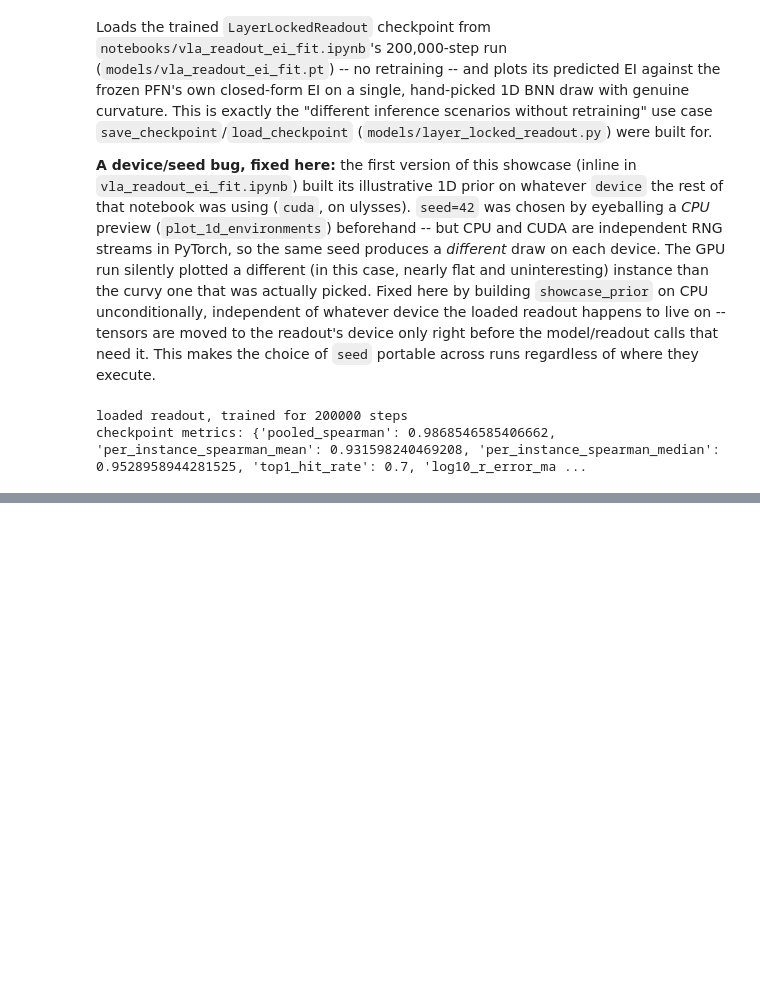
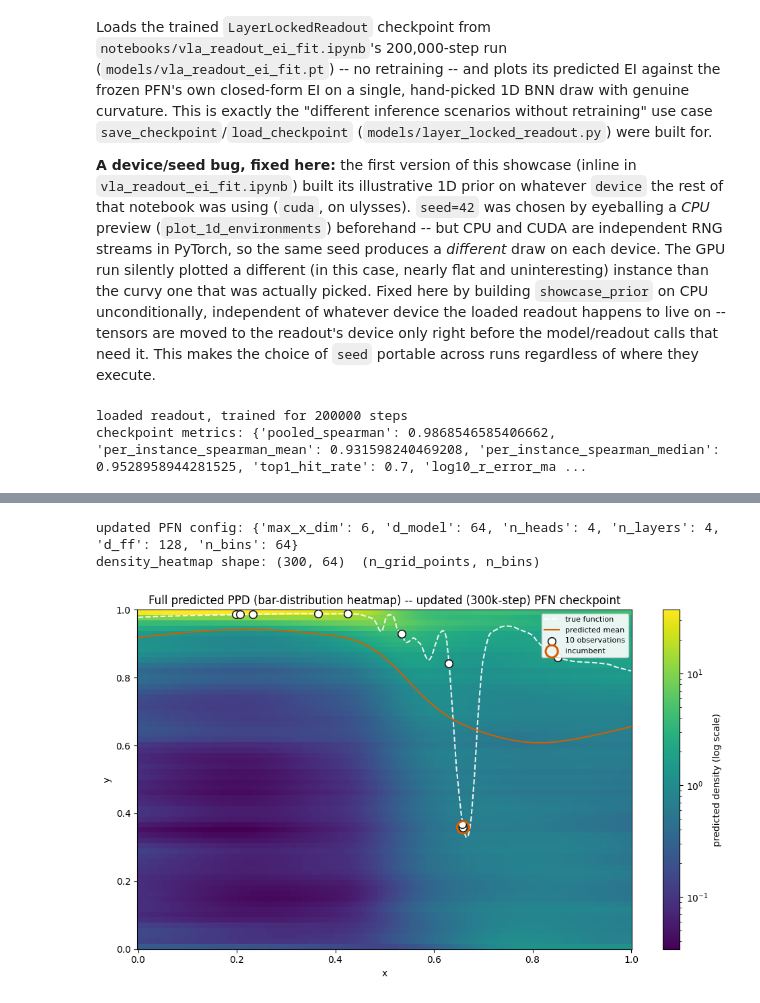
Before and after one commit to timruhkopf/AnytimeAcquisition, a Jupyter notebook: notebooks/vla_readout_ei_showcase.ipynb, the cells around one changed output, grey strips where cells are left out. Cells and saved outputs as stored; diff of their text form; code cells hidden in the pictures; blank space fills up the shorter version.

```diff
--- a/notebooks/vla_readout_ei_showcase.ipynb
+++ b/notebooks/vla_readout_ei_showcase.ipynb
@@ -121,0 +138,61 @@ plt.show()
+# %%
+
+from anytimeacquisition.pipelines.train_pfn import load_pfn_checkpoint as _load_pfn_checkpoint
+
+model_real, _, real_ckpt = _load_pfn_checkpoint("../models/pfn_variable_xdim_real.pt", device="cpu")
+model_real.eval()
+for p in model_real.parameters():
+    p.requires_grad_(False)
+print("updated PFN config:", real_ckpt["config"])
+
+# Same instance/observations as the rest of this notebook (seed=40, 10 obs) -- x_train/y_train/
+# x_grid already exist from the cells above; just re-run the frozen forward with the NEW model.
+x_train_p_real = pad_to_max_x_dim(x_train_sc, X_DIM)
+x_grid_p_real = pad_to_max_x_dim(x_grid, X_DIM)
+with torch.no_grad():
+    logits_heatmap, _ = model_real(x_train_p_real, y_train_sc, x_grid_p_real, return_hidden=True)
+    mean_heatmap = model_real.bar_dist.mean(logits_heatmap)[0]
+    probs_heatmap = torch.softmax(logits_heatmap, dim=-1)[0]  # [300, n_bins], mass per bin
+    density_heatmap = probs_heatmap / model_real.bar_dist.bucket_widths  # -> proper density, not just mass
+
+    y_inc_real = y_train_sc.min(dim=1).values
+    ei_true_real = model_real.bar_dist.ei(logits_heatmap, best_f=y_inc_real.unsqueeze(-1))[0]
+
+bin_centers = (model_real.bar_dist.borders[:-1] + model_real.bar_dist.borders[1:]) / 2
+print(f"density_heatmap shape: {tuple(density_heatmap.shape)}  (n_grid_points, n_bins)")
+# %% [output]
+updated PFN config: {'max_x_dim': 6, 'd_model': 64, 'n_heads': 4, 'n_layers': 4, 'd_ff': 128, 'n_bins': 64}
+density_heatmap shape: (300, 64)  (n_grid_points, n_bins)
+# %%
+
+fig, ax = plt.subplots(figsize=(10, 6))
+
+from matplotlib.colors import LogNorm
+
+# Log color scale: a shared linear scale is dominated by the sharp, narrow peak over the
+# tightly-clustered left region, washing out any structure in the more diffuse dip region --
+# exactly where "confidently wrong vs. hedging" needs to be told apart.
+density_np = density_heatmap.T.numpy()
+vmin = max(density_np[density_np > 0].min(), 1e-3)
+im = ax.pcolormesh(
+    x_grid_np, bin_centers.numpy(), density_np,
+    shading="auto", cmap="viridis", norm=LogNorm(vmin=vmin, vmax=density_np.max()),
+)
+cbar = fig.colorbar(im, ax=ax)
+cbar.set_label("predicted density (log scale)")
+
+ax.plot(x_grid_np, y_grid_true_np, color="white", linewidth=1.5, linestyle="--", label="true function", alpha=0.9)
+ax.plot(x_grid_np, mean_heatmap.numpy(), color="#D55E00", linewidth=1.5, label="predicted mean")
+ax.scatter(x_train_np, y_train_np, s=70, color="white", edgecolors="#1a1a1a", linewidths=1.2, zorder=4, label=f"{N_TRAIN_SHOWCASE} observations")
+ax.scatter([incumbent_x], [y_train_np.min()], s=170, facecolors="none", edgecolors="#D55E00", linewidths=2.2, zorder=5, label="incumbent")
+
+ax.set_xlabel("x")
+ax.set_ylabel("y")
+ax.set_title("Full predicted PPD (bar-distribution heatmap) -- updated (300k-step) PFN checkpoint")
+ax.legend(fontsize=8, loc="upper right", framealpha=0.9)
+
+fig.tight_layout()
+fig.savefig("_demo_plots/vla_readout_ppd_heatmap.png", dpi=150, bbox_inches="tight")
+plt.show()
+# %% [output]
+[figure, added]
```
Also changed, not shown: parts of 3 cells of this notebook.
